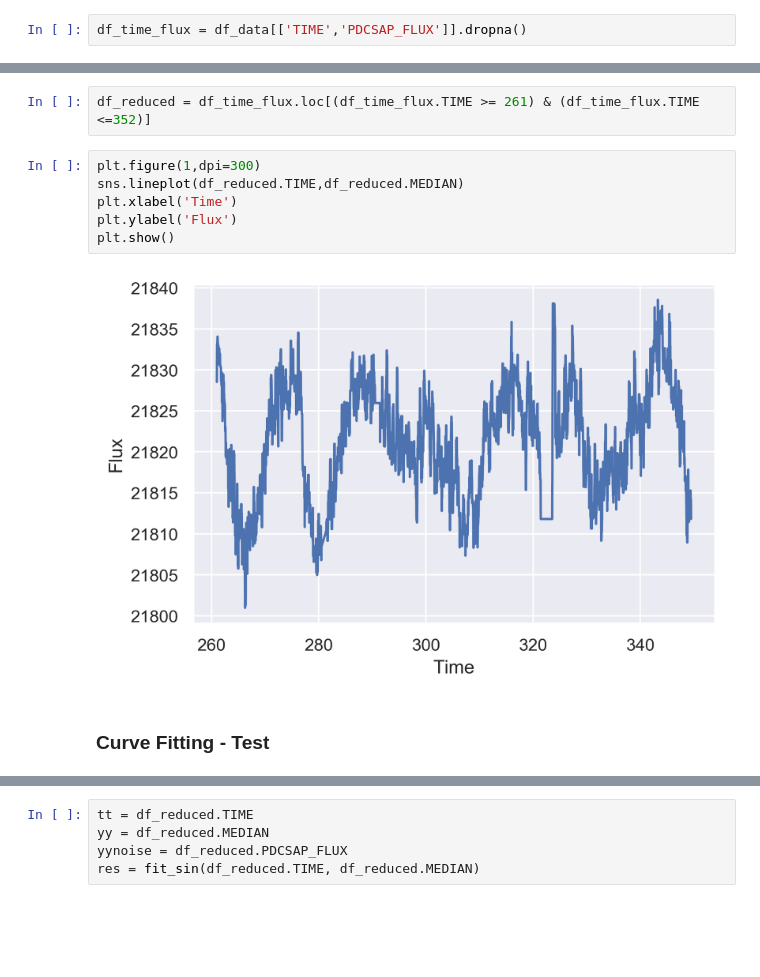
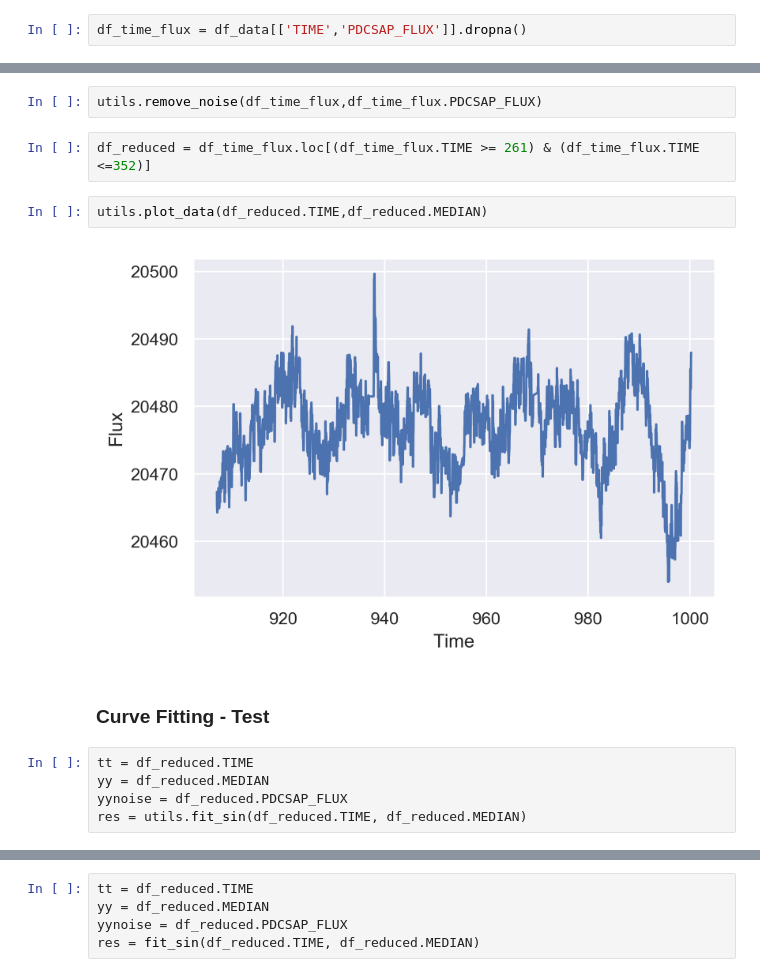
Before and after one commit to mtctr/kepler, a Jupyter notebook: time-series-analysis.ipynb, the cells around one changed output, grey strips where cells are left out. Cells and saved outputs as stored; diff of their text form; blank space fills up the shorter version.

```diff
--- a/time-series-analysis.ipynb
+++ b/time-series-analysis.ipynb
@@ -32,12 +18,15 @@ df_time_flux['MEDIAN'] = df_time_flux.PDCSAP_FLUX.rolling(10).median()
+# %%
+utils.remove_noise(df_time_flux,df_time_flux.PDCSAP_FLUX)
 # %%
 df_reduced = df_time_flux.loc[(df_time_flux.TIME >= 261) & (df_time_flux.TIME <=352)]
-# %%
-plt.figure(1,dpi=300)
-sns.lineplot(df_reduced.TIME,df_reduced.MEDIAN)
-plt.xlabel('Time')
-plt.ylabel('Flux')
-plt.show()
-# %% [output]
-[figure, removed]
+# %%
+utils.plot_data(df_reduced.TIME,df_reduced.MEDIAN)
+# %% [output]
+[figure, added]
 # %% [markdown]
 ### Curve Fitting - Test
+# %%
+tt = df_reduced.TIME
+yy = df_reduced.MEDIAN
+yynoise = df_reduced.PDCSAP_FLUX
+res = utils.fit_sin(df_reduced.TIME, df_reduced.MEDIAN)
```
Also changed, not shown: parts of 9 cells of this notebook, 1 other file.
